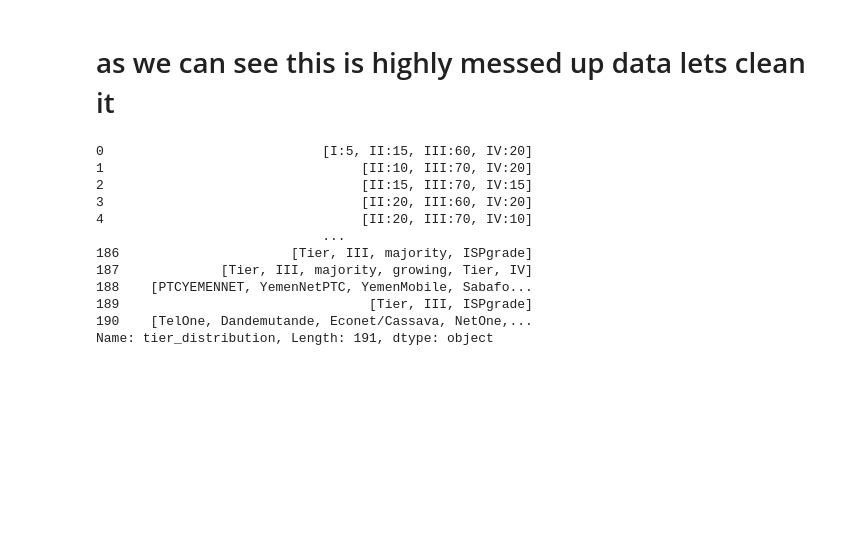
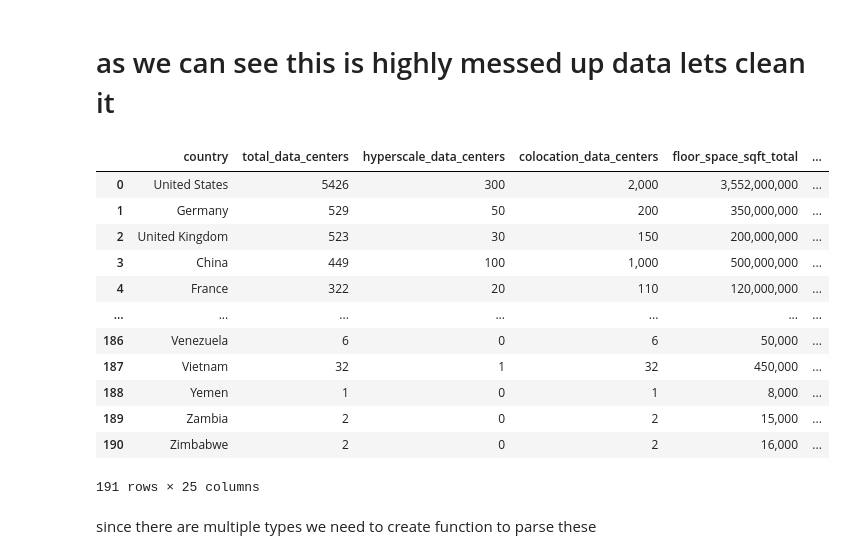
Before and after one commit to thashesh/global_data_center, a Jupyter notebook: cleaning.ipynb, the cells around one changed output. Saved outputs shown, nothing was run; the diff lists cells and outputs as text; code cells hidden in the pictures; blank space fills up the shorter version.

Commit message:
cleaned_data

```diff
--- a/cleaning.ipynb
+++ b/cleaning.ipynb
@@ -88,17 +123,51 @@ df["tier_distribution"] = df["tier_distribution"].str.replace(r'^[--]', " ", reg
 # %%
-temp = df["tier_distribution"].str.split()
-temp
-# df[["tier1", "tier2", "tier3", "tier4"]] = (temp.apply(lambda x: x.str.split(":").str[1]))
+df["tier_distribution"] = df["tier_distribution"].apply(elements_to_dict)
+
+dict_elements = df["tier_distribution"].apply(lambda x: isinstance(x,dict))
+non_dict_elements = df[~dict_elements]
+
+dict_elements = df[dict_elements].copy()
+
+
+# tier_dist = dict_elements.combine_first(non_dict_elements)
+
+# non_dict_elements["tier_distribution"]
+
+
+normalized_dict = pd.json_normalize(dict_elements["tier_distribution"])
+
+dict_elements.drop(columns=["tier_distribution"], inplace=True)
+
+
+processed_dict = pd.concat([dict_elements, normalized_dict],axis=1)
+
+processed_dict
+
+df_final = pd.concat([processed_dict,non_dict_elements])
+
+rename = {
+    "I": "tier_1",
+    "II": "tier_2",
+    "III": "tier_3",
+    "IV": "tier_4"
+}
+
+df_final.rename(columns=rename,inplace=True)
+
+df_final
 # %% [output]
+|  | country | total_data_centers | hyperscale_data_centers | colocation_data_centers | floor_space_sqft_total | ... |
+| 0 | United States | 5426 | 300 | 2,000 | 3,552,000,000 | ... |
+| 1 | Germany | 529 | 50 | 200 | 350,000,000 | ... |
+| 2 | United Kingdom | 523 | 30 | 150 | 200,000,000 | ... |
+| 3 | China | 449 | 100 | 1,000 | 500,000,000 | ... |
+| 4 | France | 322 | 20 | 110 | 120,000,000 | ... |
+| ... | ... | ... | ... | ... | ... | ... |
+| 186 | Venezuela | 6 | 0 | 6 | 50,000 | ... |
+| 187 | Vietnam | 32 | 1 | 32 | 450,000 | ... |
+| 188 | Yemen | 1 | 0 | 1 | 8,000 | ... |
+| 189 | Zambia | 2 | 0 | 2 | 15,000 | ... |
+| 190 | Zimbabwe | 2 | 0 | 2 | 16,000 | ... |
-0                            [I:5, II:15, III:60, IV:20]
-1                                 [II:10, III:70, IV:20]
-2                                 [II:15, III:70, IV:15]
-3                                 [II:20, III:60, IV:20]
-4                                 [II:20, III:70, IV:10]
-                             ...
-186                      [Tier, III, majority, ISPgrade]
-187             [Tier, III, majority, growing, Tier, IV]
-188    [PTCYEMENNET, YemenNetPTC, YemenMobile, Sabafo...
-189                                [Tier, III, ISPgrade]
-190    [TelOne, Dandemutande, Econet/Cassava, NetOne,...
-Name: tier_distribution, Length: 191, dtype: object
+191 rows × 25 columns
+# %% [markdown]
+since there are multiple types we need to create function to parse these
```
Also changed, not shown: parts of 5 cells of this notebook.
